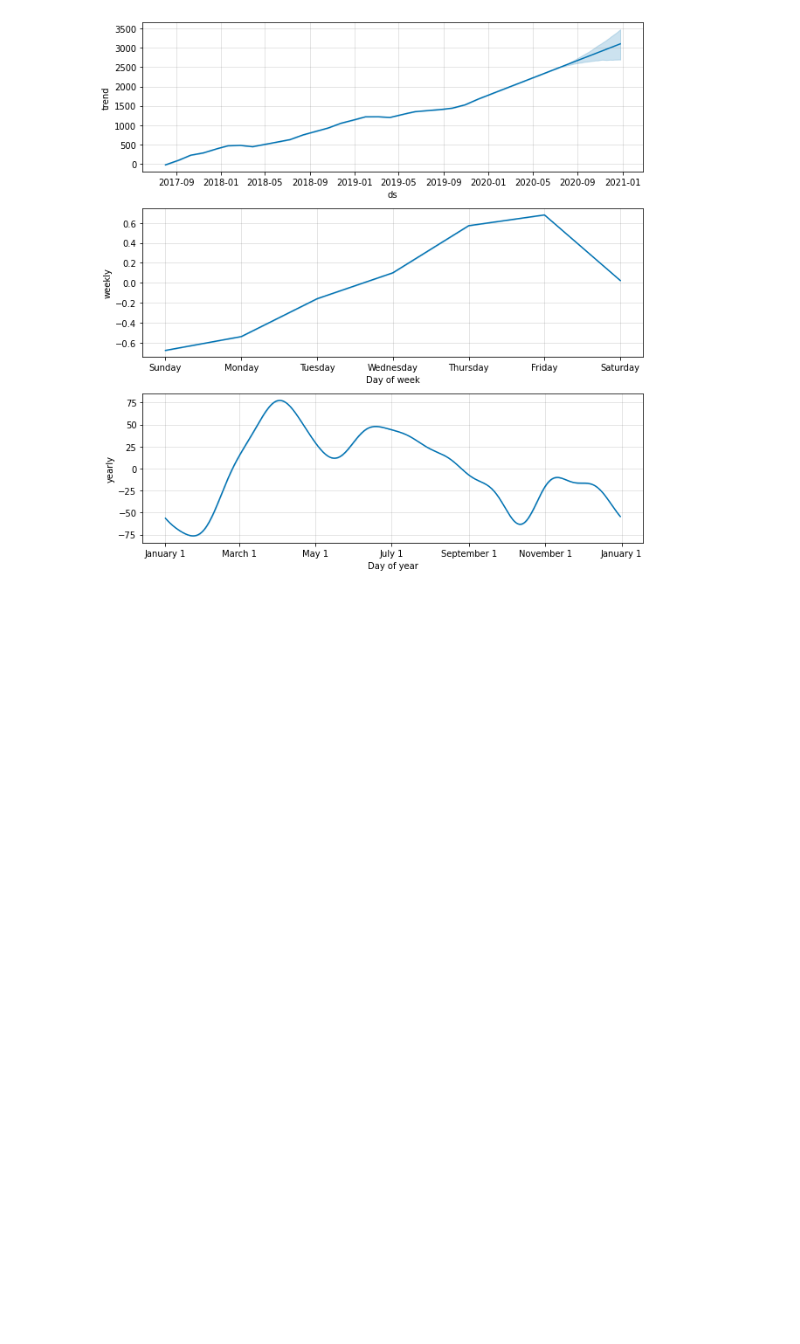
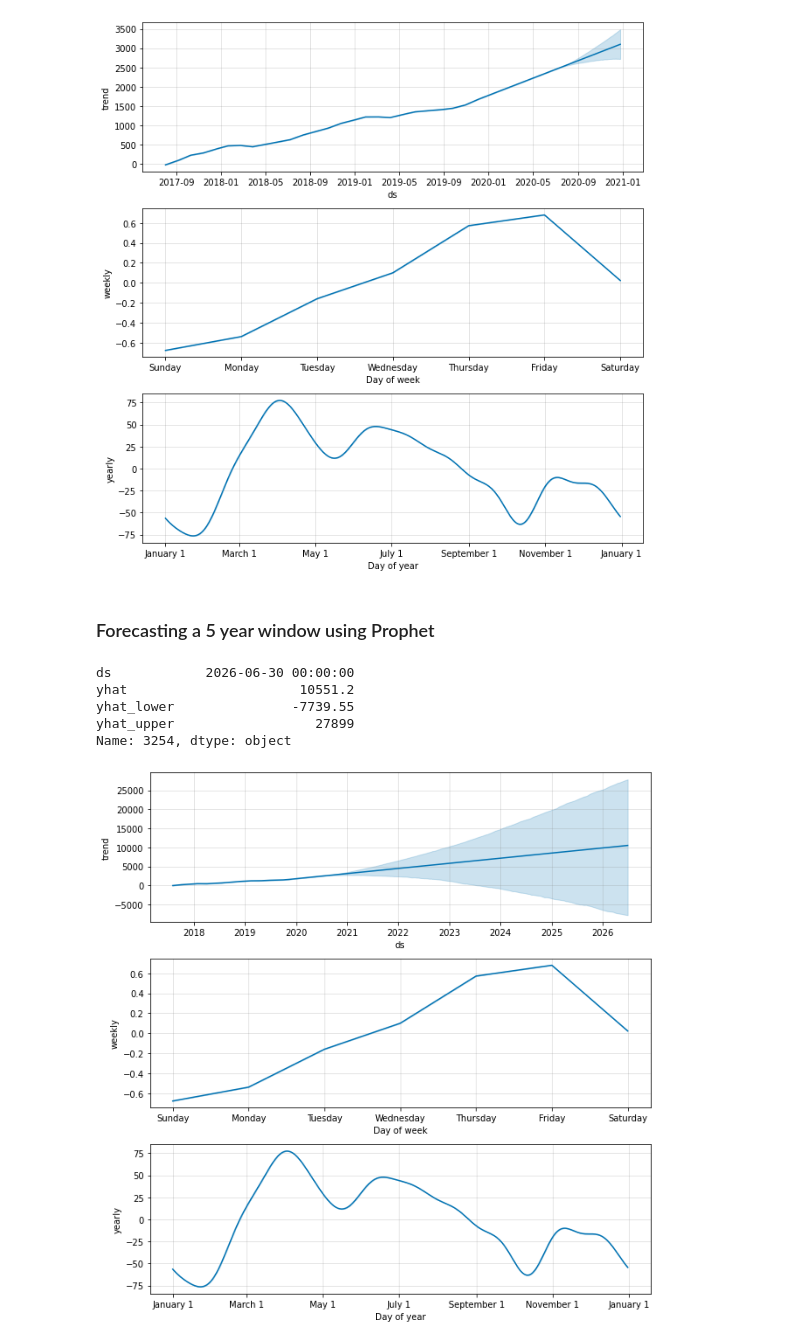
Before and after one commit to uomodellamansarda/PersonalGrowthTracker, a Jupyter notebook: Workout_Analyzer_Eng_V2.ipynb, the cells around one changed output. Cells and saved outputs as stored; diff of their text form; code cells hidden in the pictures; blank space fills up the shorter version.

```diff
--- a/Workout_Analyzer_Eng_V2.ipynb
+++ b/Workout_Analyzer_Eng_V2.ipynb
@@ -768,3 +791,23 @@ fig = m.plot_components(forecast)
 plt.show()
 # %% [output]
 [figure]
+# %% [markdown]
+### Forecasting a 5 year window using Prophet
+# %%
+six_yw=365*6
+future_6 = m.make_future_dataframe(periods=six_yw)
+forecast_6 = m.predict(future_6)
+forecast_6[['ds', 'yhat', 'yhat_lower', 'yhat_upper']].tail()
+#we should save the forecast containg in ds our evaluation day
+last_forecast_6=forecast_6[['ds', 'yhat','yhat_lower',
+                             'yhat_upper']].iloc[-1].copy()
+print(last_forecast_6)
+fig = m.plot_components(forecast_6)
+plt.show()
+# %% [output]
+ds            2026-06-30 00:00:00
+yhat                      10551.2
+yhat_lower               -7739.55
+yhat_upper                  27899
+Name: 3254, dtype: object
+[figure, added]
```
Also changed, not shown: parts of 8 cells of this notebook.
